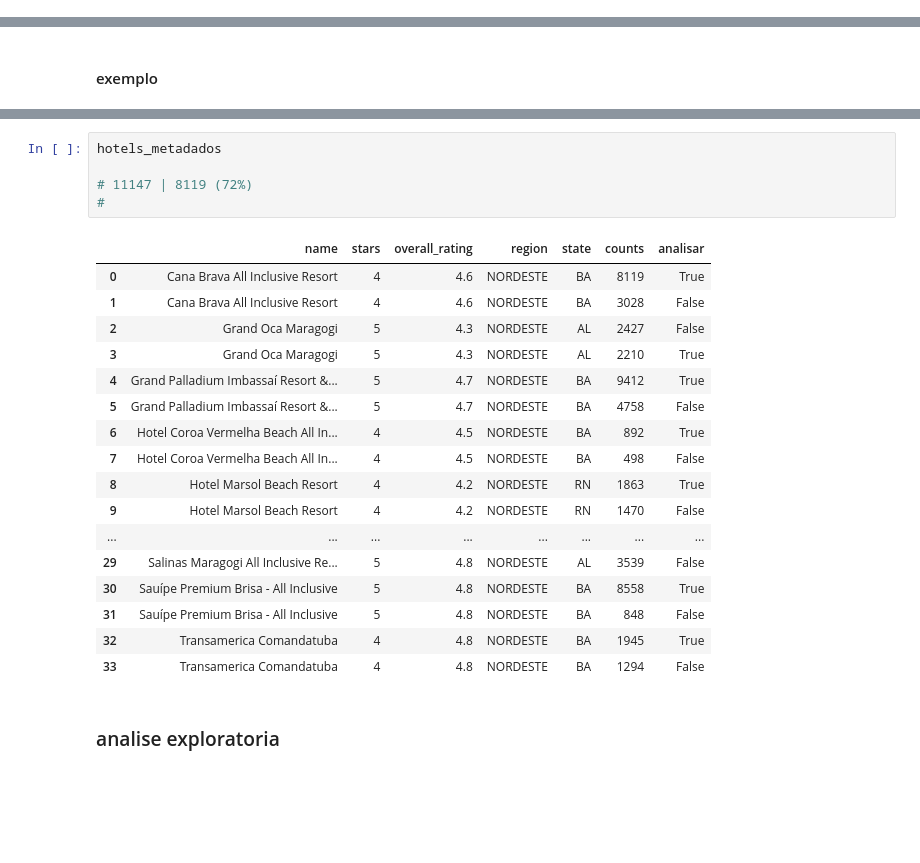
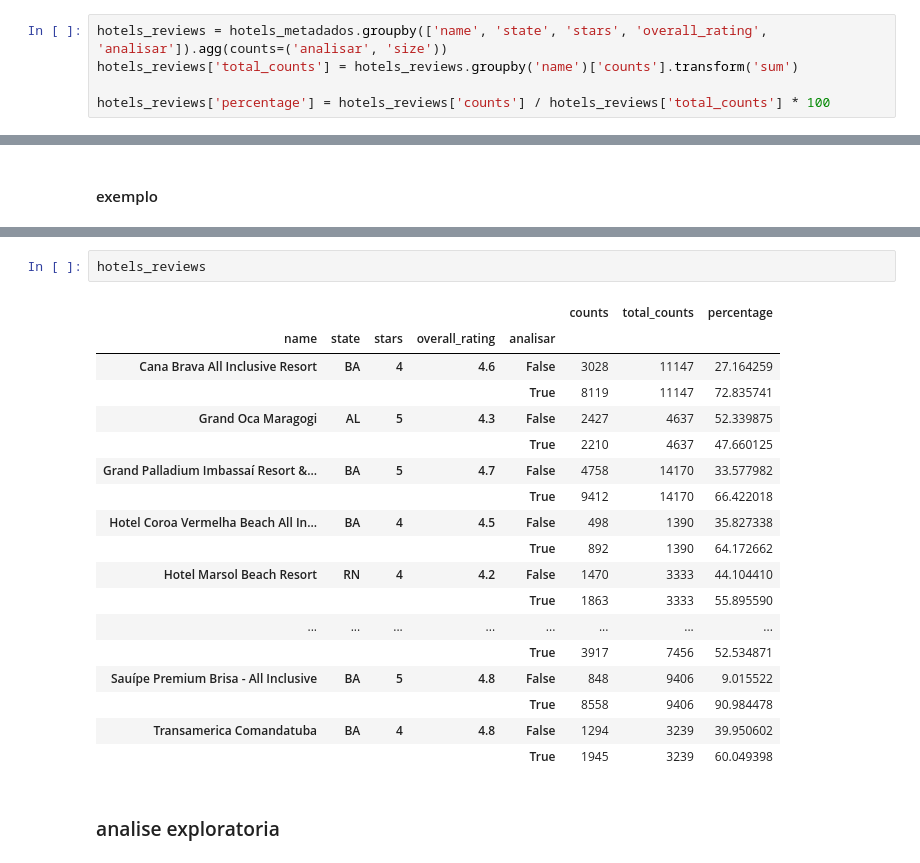
Before and after one commit to emerson-matos/tcc-notebooks, a Jupyter notebook: reviews/analise_exploratoria_2018+.ipynb, the cells around one changed output, grey strips where cells are left out. Drawn from its saved outputs; the diff is of its cells as text; blank space fills up the shorter version.

```diff
--- a/reviews/analise_exploratoria_2018+.ipynb
+++ b/reviews/analise_exploratoria_2018+.ipynb
@@ -233,3 +204,8 @@ hotels_metadados
+# %%
+hotels_reviews = hotels_metadados.groupby(['name', 'state', 'stars', 'overall_rating', 'analisar']).agg(counts=('analisar', 'size'))
+hotels_reviews['total_counts'] = hotels_reviews.groupby('name')['counts'].transform('sum')
+
+hotels_reviews['percentage'] = hotels_reviews['counts'] / hotels_reviews['total_counts'] * 100
 # %% [markdown]
 #### quantidade de reviews
 # %% [markdown]
@@ -287,29 +263,27 @@ df.head()
 | 2 | 2023-07-07 00:33:49.442777 | 5.0 | um dia atrás | -1 | NaN | NaN | hotel-coroa-vermelha-beach-all-in... | 0 | ... |
 | 3 | 2023-07-07 00:33:49.457322 | 5.0 | um dia atrás | 0 | True | Atendimento de primeira qualidade... | hotel-coroa-vermelha-beach-all-in... | 73 | ... |
 | 4 | 2023-07-07 00:33:49.497969 | 5.0 | 2 dias atrás | 0 | True | Ótimo lugar recomendo a todos | hotel-coroa-vermelha-beach-all-in... | 10 | ... |
-# %%
-hotels_metadados
-
-# 11147 | 8119 (72%)
-#
-# %% [output]
-|  | name | stars | overall_rating | region | state | counts | analisar |
-| 0 | Cana Brava All Inclusive Resort | 4 | 4.6 | NORDESTE | BA | 8119 | True |
-| 1 | Cana Brava All Inclusive Resort | 4 | 4.6 | NORDESTE | BA | 3028 | False |
-| 2 | Grand Oca Maragogi | 5 | 4.3 | NORDESTE | AL | 2427 | False |
-| 3 | Grand Oca Maragogi | 5 | 4.3 | NORDESTE | AL | 2210 | True |
-| 4 | Grand Palladium Imbassaí Resort &... | 5 | 4.7 | NORDESTE | BA | 9412 | True |
-| 5 | Grand Palladium Imbassaí Resort &... | 5 | 4.7 | NORDESTE | BA | 4758 | False |
-| 6 | Hotel Coroa Vermelha Beach All In... | 4 | 4.5 | NORDESTE | BA | 892 | True |
-| 7 | Hotel Coroa Vermelha Beach All In... | 4 | 4.5 | NORDESTE | BA | 498 | False |
-| 8 | Hotel Marsol Beach Resort | 4 | 4.2 | NORDESTE | RN | 1863 | True |
-| 9 | Hotel Marsol Beach Resort | 4 | 4.2 | NORDESTE | RN | 1470 | False |
-| ... | ... | ... | ... | ... | ... | ... | ... |
-| 29 | Salinas Maragogi All Inclusive Re... | 5 | 4.8 | NORDESTE | AL | 3539 | False |
-| 30 | Sauípe Premium Brisa - All Inclusive | 5 | 4.8 | NORDESTE | BA | 8558 | True |
-| 31 | Sauípe Premium Brisa - All Inclusive | 5 | 4.8 | NORDESTE | BA | 848 | False |
-| 32 | Transamerica Comandatuba | 4 | 4.8 | NORDESTE | BA | 1945 | True |
-| 33 | Transamerica Comandatuba | 4 | 4.8 | NORDESTE | BA | 1294 | False |
+# %%
+hotels_reviews
+# %% [output]
+|  |  |  |  |  | counts | total_counts | percentage |
+| name | state | stars | overall_rating | analisar |  |  |  |
+| Cana Brava All Inclusive Resort | BA | 4 | 4.6 | False | 3028 | 11147 | 27.164259 |
+|  |  |  |  | True | 8119 | 11147 | 72.835741 |
+| Grand Oca Maragogi | AL | 5 | 4.3 | False | 2427 | 4637 | 52.339875 |
+|  |  |  |  | True | 2210 | 4637 | 47.660125 |
+| Grand Palladium Imbassaí Resort &... | BA | 5 | 4.7 | False | 4758 | 14170 | 33.577982 |
+|  |  |  |  | True | 9412 | 14170 | 66.422018 |
+| Hotel Coroa Vermelha Beach All In... | BA | 4 | 4.5 | False | 498 | 1390 | 35.827338 |
+|  |  |  |  | True | 892 | 1390 | 64.172662 |
+| Hotel Marsol Beach Resort | RN | 4 | 4.2 | False | 1470 | 3333 | 44.104410 |
+|  |  |  |  | True | 1863 | 3333 | 55.895590 |
+| ... | ... | ... | ... | ... | ... | ... | ... |
+|  |  |  |  | True | 3917 | 7456 | 52.534871 |
+| Sauípe Premium Brisa - All Inclusive | BA | 5 | 4.8 | False | 848 | 9406 | 9.015522 |
+|  |  |  |  | True | 8558 | 9406 | 90.984478 |
+| Transamerica Comandatuba | BA | 4 | 4.8 | False | 1294 | 3239 | 39.950602 |
+|  |  |  |  | True | 1945 | 3239 | 60.049398 |
 # %% [markdown]
 ### analise exploratoria
 # %%
```
Also changed, not shown: parts of 8 cells of this notebook.
